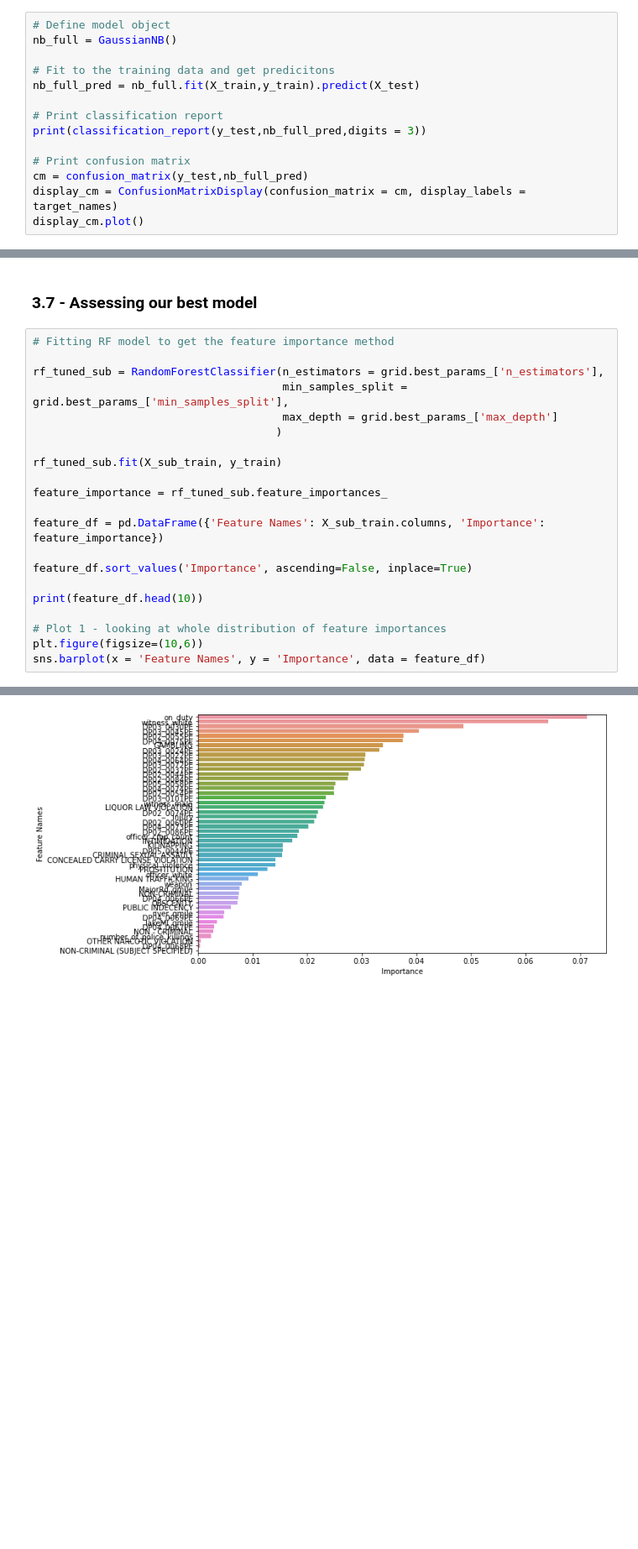
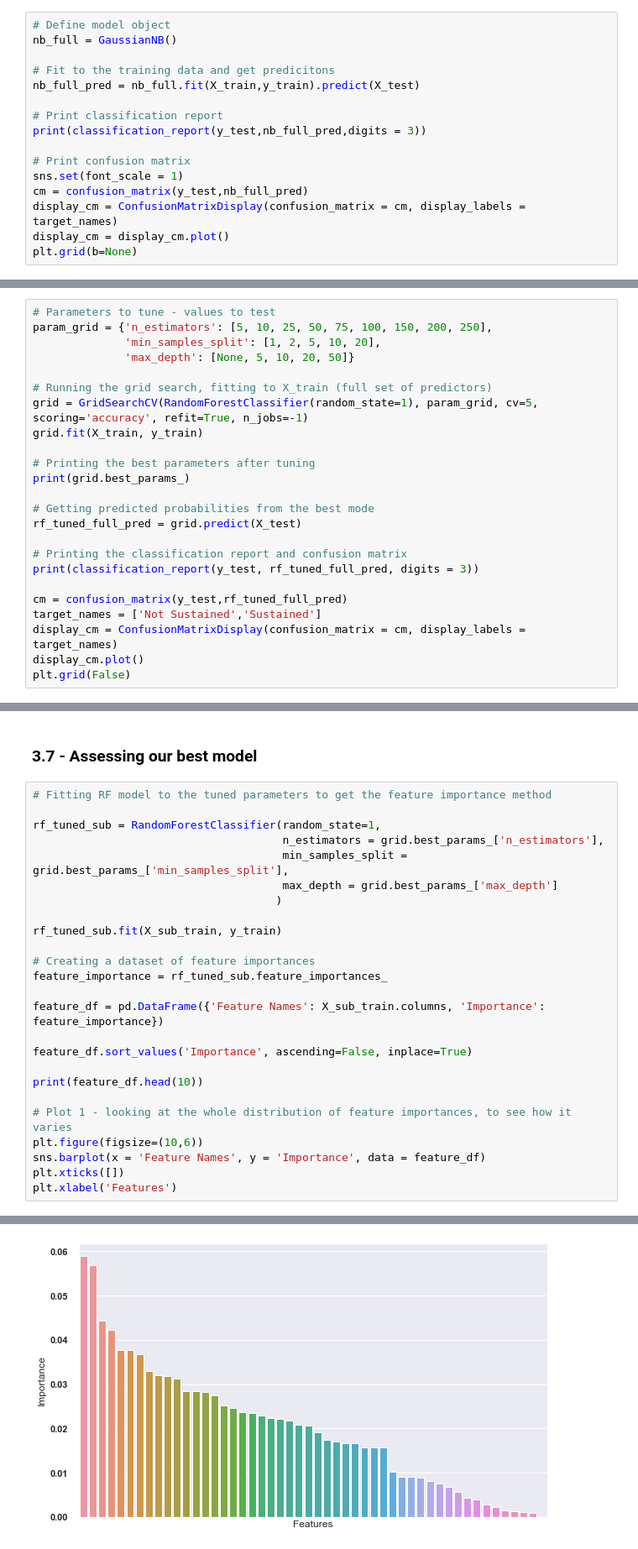
Before and after one commit to mihirbhaskar/chicago-complaints, a Jupyter notebook: code/10_Predicting_Complaint_Findings.ipynb, the cells around one changed output, grey strips where cells are left out. Shown at 84% size. Cells and saved outputs as stored; diff of their text form; blank space fills up the shorter version.

Commit message:
cleaned up full file, finalised with comments and explanations

```diff
--- a/code/10_Predicting_Complaint_Findings.ipynb
+++ b/code/10_Predicting_Complaint_Findings.ipynb
@@ -238,9 +327,11 @@ nb_full_pred = nb_full.fit(X_train,y_train).predict(X_test)
 print(classification_report(y_test,nb_full_pred,digits = 3))
 
 # Print confusion matrix
+sns.set(font_scale = 1)
 cm = confusion_matrix(y_test,nb_full_pred)
 display_cm = ConfusionMatrixDisplay(confusion_matrix = cm, display_labels = target_names)
-display_cm.plot()
+display_cm = display_cm.plot()
+plt.grid(b=None)
 # %% [output]
               precision    recall  f1-score   support
 
@@ -648,0 +773,24 @@ Random Forest Sub: 0.8558620689655172
+# %%
+# Parameters to tune - values to test
+param_grid = {'n_estimators': [5, 10, 25, 50, 75, 100, 150, 200, 250],
+              'min_samples_split': [1, 2, 5, 10, 20],
+              'max_depth': [None, 5, 10, 20, 50]}
+
+# Running the grid search, fitting to X_train (full set of predictors)
+grid = GridSearchCV(RandomForestClassifier(random_state=1), param_grid, cv=5, scoring='accuracy', refit=True, n_jobs=-1)
+grid.fit(X_train, y_train)
+
+# Printing the best parameters after tuning
+print(grid.best_params_)
+
+# Getting predicted probabilities from the best mode
+rf_tuned_full_pred = grid.predict(X_test)
+
+# Printing the classification report and confusion matrix
+print(classification_report(y_test, rf_tuned_full_pred, digits = 3))
+
+cm = confusion_matrix(y_test,rf_tuned_full_pred)
+target_names = ['Not Sustained','Sustained']
+display_cm = ConfusionMatrixDisplay(confusion_matrix = cm, display_labels = target_names)
+display_cm.plot()
+plt.grid(False)
@@ -684,15 +856,17 @@ weighted avg      0.798     0.796     0.795        54
 # %% [markdown]
 ### 3.7 - Assessing our best model
 # %%
-# Fitting RF model to get the feature importance method
+# Fitting RF model to the tuned parameters to get the feature importance method
 
-rf_tuned_sub = RandomForestClassifier(n_estimators = grid.best_params_['n_estimators'],
+rf_tuned_sub = RandomForestClassifier(random_state=1,
+                                      n_estimators = grid.best_params_['n_estimators'],
                                       min_samples_split = grid.best_params_['min_samples_split'],
                                       max_depth = grid.best_params_['max_depth']
                                      )
 
 rf_tuned_sub.fit(X_sub_train, y_train)
 
+# Creating a dataset of feature importances
 feature_importance = rf_tuned_sub.feature_importances_
 
 feature_df = pd.DataFrame({'Feature Names': X_sub_train.columns, 'Importance': feature_importance})
@@ -701,8 +875,10 @@ feature_df.sort_values('Importance', ascending=False, inplace=True)
 
 print(feature_df.head(10))
 
-# Plot 1 - looking at whole distribution of feature importances
+# Plot 1 - looking at the whole distribution of feature importances, to see how it varies
 plt.figure(figsize=(10,6))
 sns.barplot(x = 'Feature Names', y = 'Importance', data = feature_df)
+plt.xticks([])
+plt.xlabel('Features')
 # %% [output]
     Feature Names  Importance
@@ -720 +896 @@ sns.barplot(x = 'Feature Names', y = 'Importance', data = feature_df)
-[figure, old version]
+[figure, new version]
```
Also changed, not shown: parts of 84 cells of this notebook.
